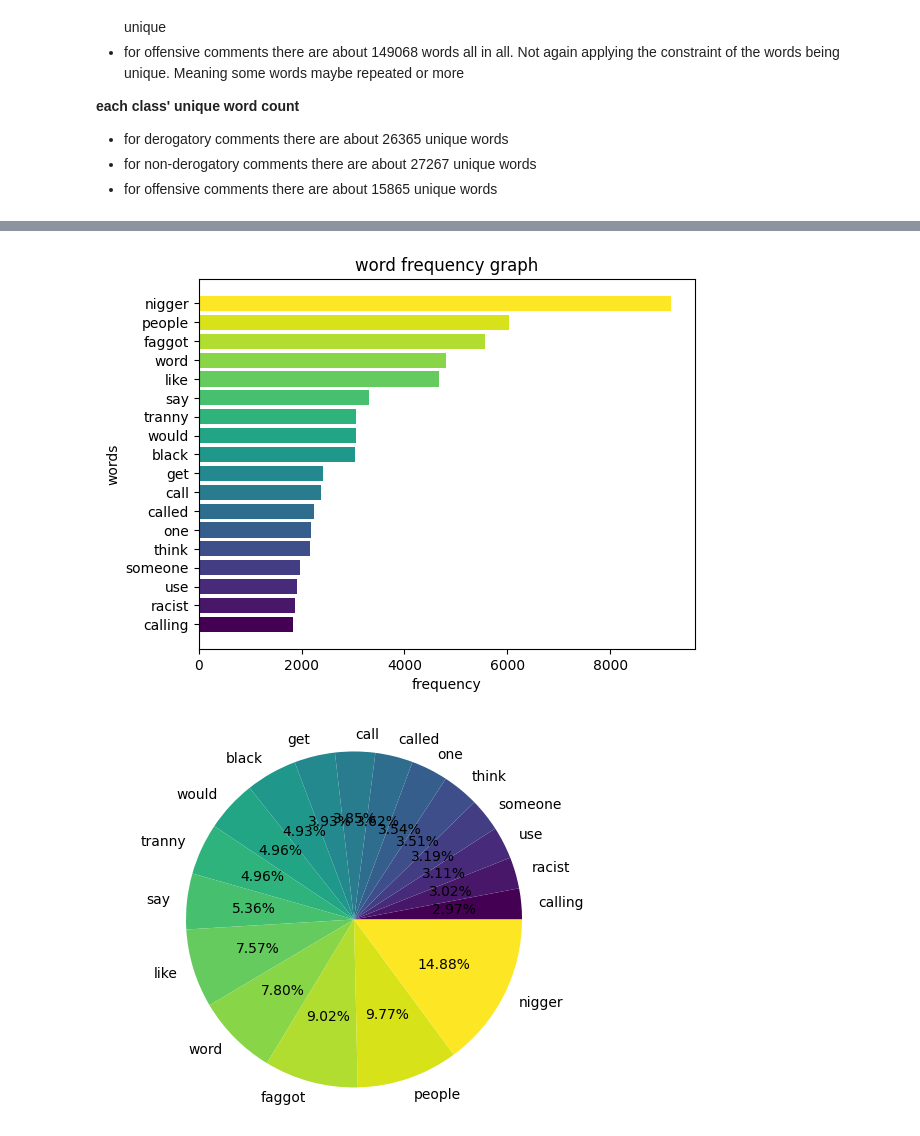
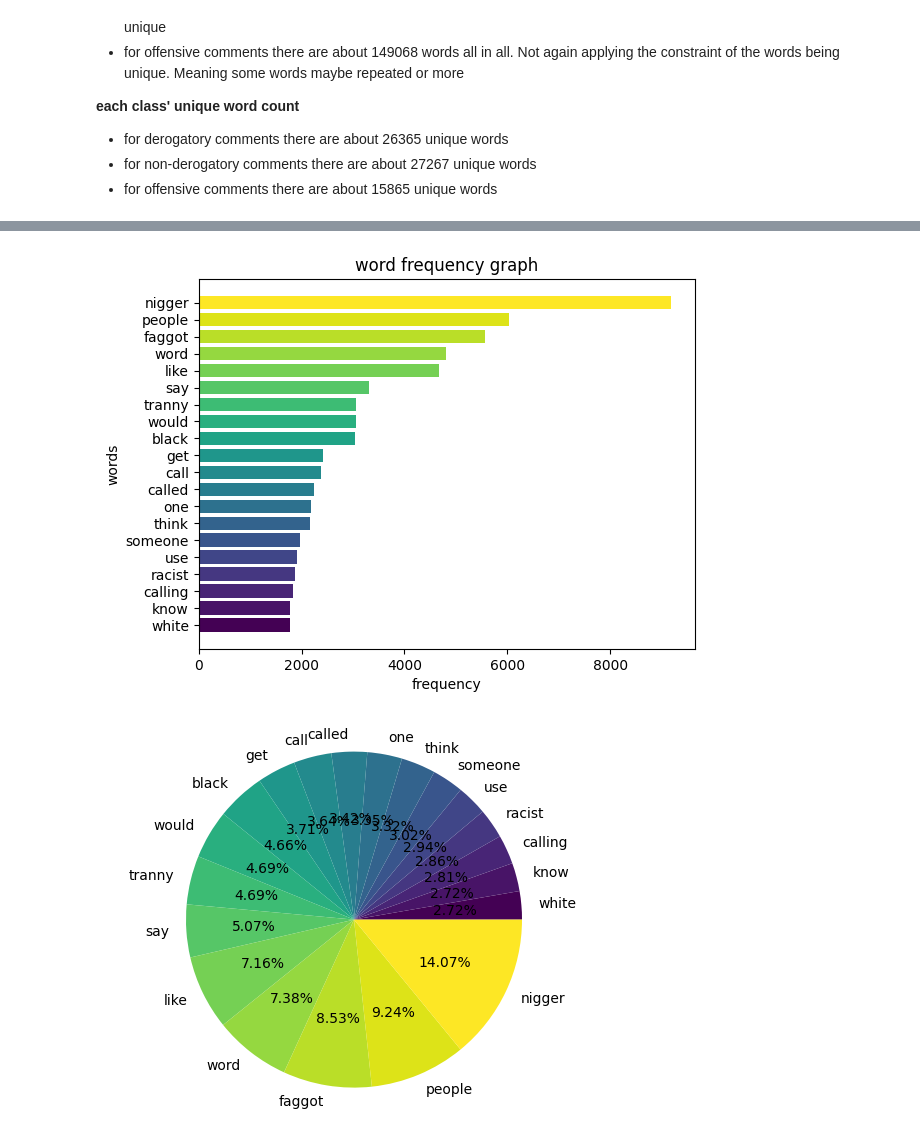
Before and after one commit to 08Aristodemus24/hate-speech-classifier, a Jupyter notebook: hate_speech_data_eda.ipynb, the cells around one changed output, grey strips where cells are left out. Saved outputs shown, nothing was run; the diff lists cells and outputs as text; code cells hidden in the pictures.

```diff
--- a/hate_speech_data_eda.ipynb
+++ b/hate_speech_data_eda.ipynb
@@ -186,7 +190,7 @@ view_word_frequency(derog_counts, colormap='magma', label='derogatory words freq
 # %%
-view_word_frequency(non_derog_counts, colormap='viridis', label='non-derogatory words frequencies', limit=18)
-view_word_frequency(non_derog_counts, colormap='viridis', label='non-derogatory words frequencies', kind='pie', limit=18)
+view_word_frequency(non_derog_counts, colormap='viridis', label='non-derogatory words frequencies', limit=20)
+view_word_frequency(non_derog_counts, colormap='viridis', label='non-derogatory words frequencies', kind='pie', limit=20)
 # %% [output]
-[figure, old version]
+[figure, new version]
-[figure, old version]
+[figure, new version]
 # %%
```
Also changed, not shown: parts of 3 cells of this notebook, 2 other files.
